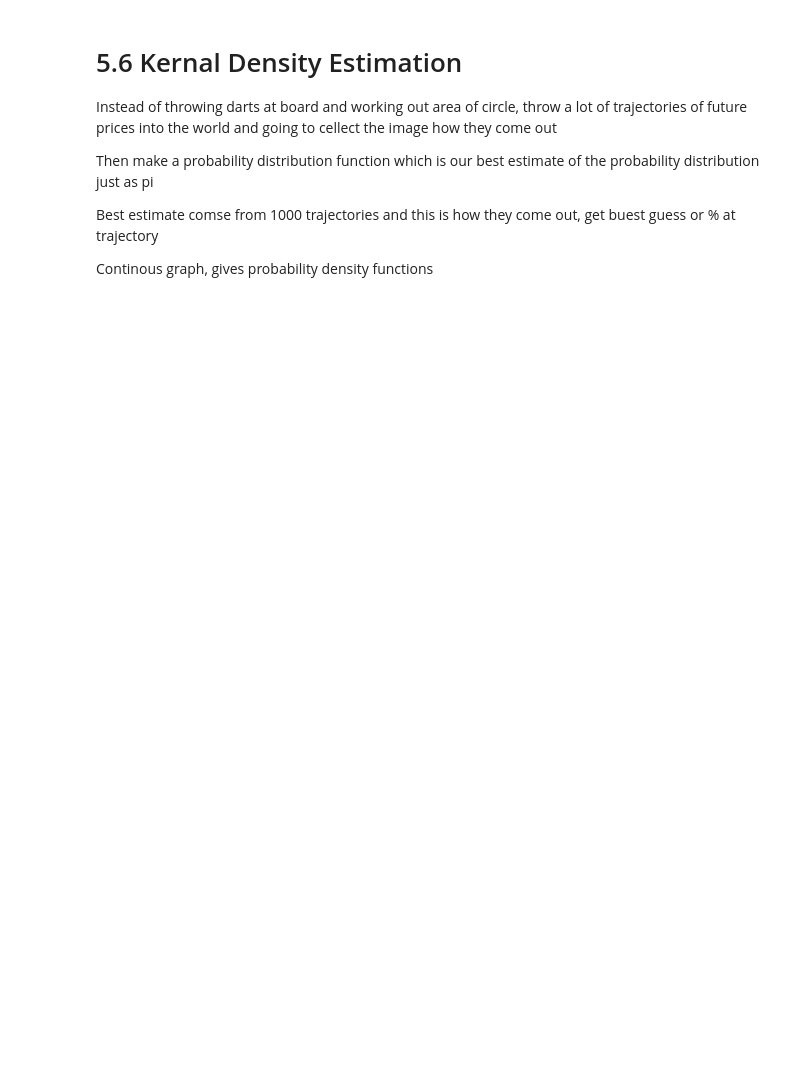
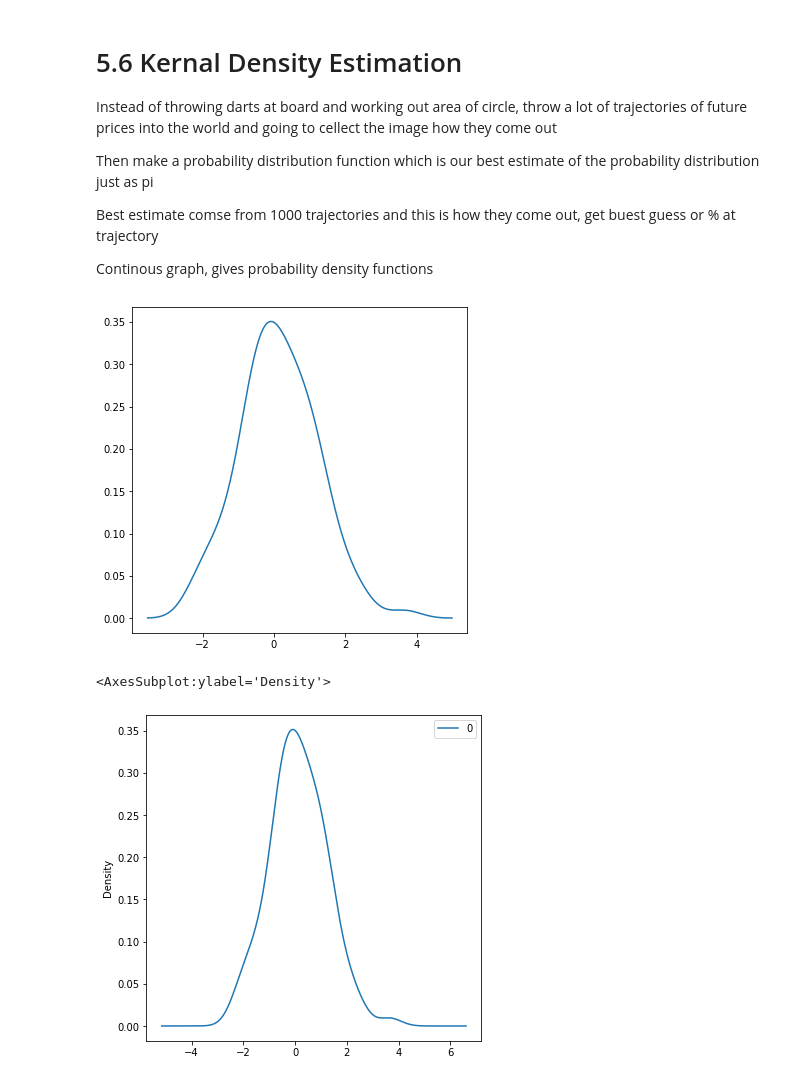
Before and after one commit to huuugh18/finmodel, a Jupyter notebook: 5 - Dicing with the future.ipynb, the cells around one changed output. Cells and saved outputs as stored; diff of their text form; code cells hidden in the pictures; blank space fills up the shorter version.

```diff
--- a/5 - Dicing with the future.ipynb
+++ b/5 - Dicing with the future.ipynb
@@ -167,3 +198,18 @@ Then make a probability distribution function which is our best estimate of the
 Best estimate comse from 1000 trajectories and this is how they come out, get buest guess or % at trajectory
 
 Continous graph, gives probability density functions
+# %%
+import statsmodels.api as sm
+# stats models
+dens = sm.nonparametric.KDEUnivariate(noise2[0])
+dens.fit()
+plt.plot(dens.support, dens.density)
+plt.show()
+# print(noise2[0])
+
+# dataframe
+pd.DataFrame(noise2[0]).plot.kde()
+# %% [output]
+[figure, added]
+<AxesSubplot:ylabel='Density'>
+[figure, added]
```
Also changed, not shown: parts of 12 cells of this notebook, 16 other files.
